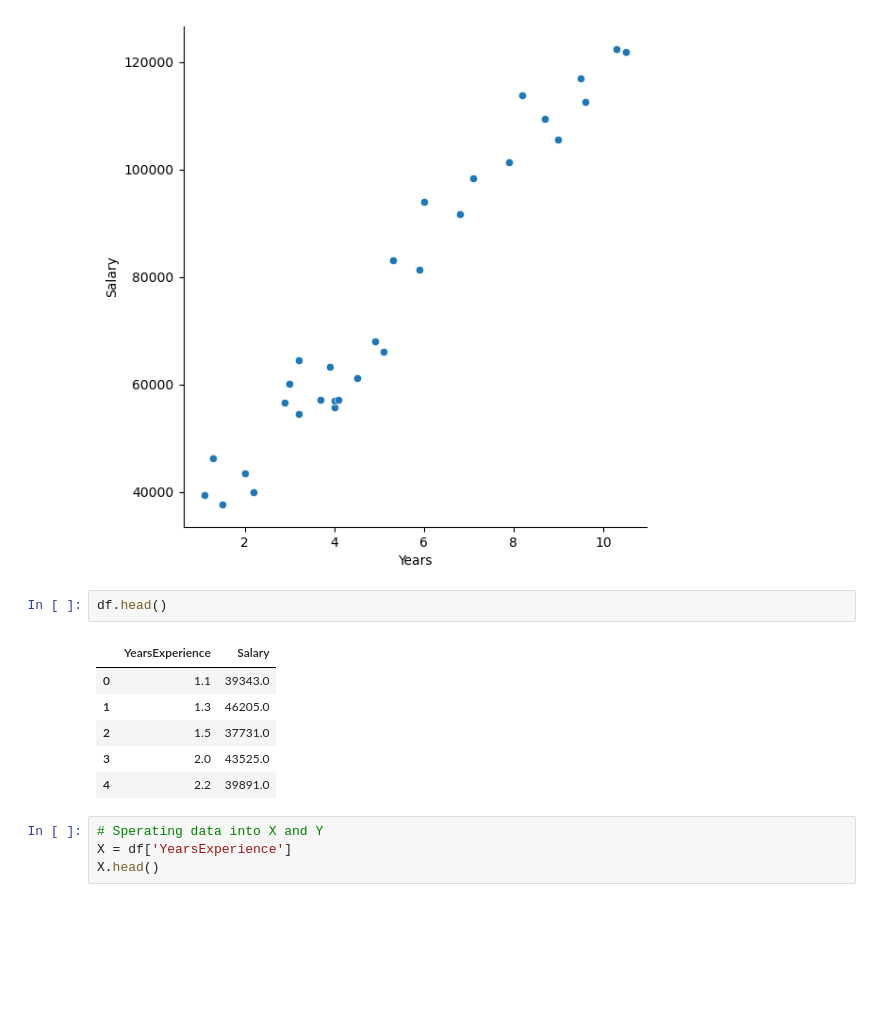
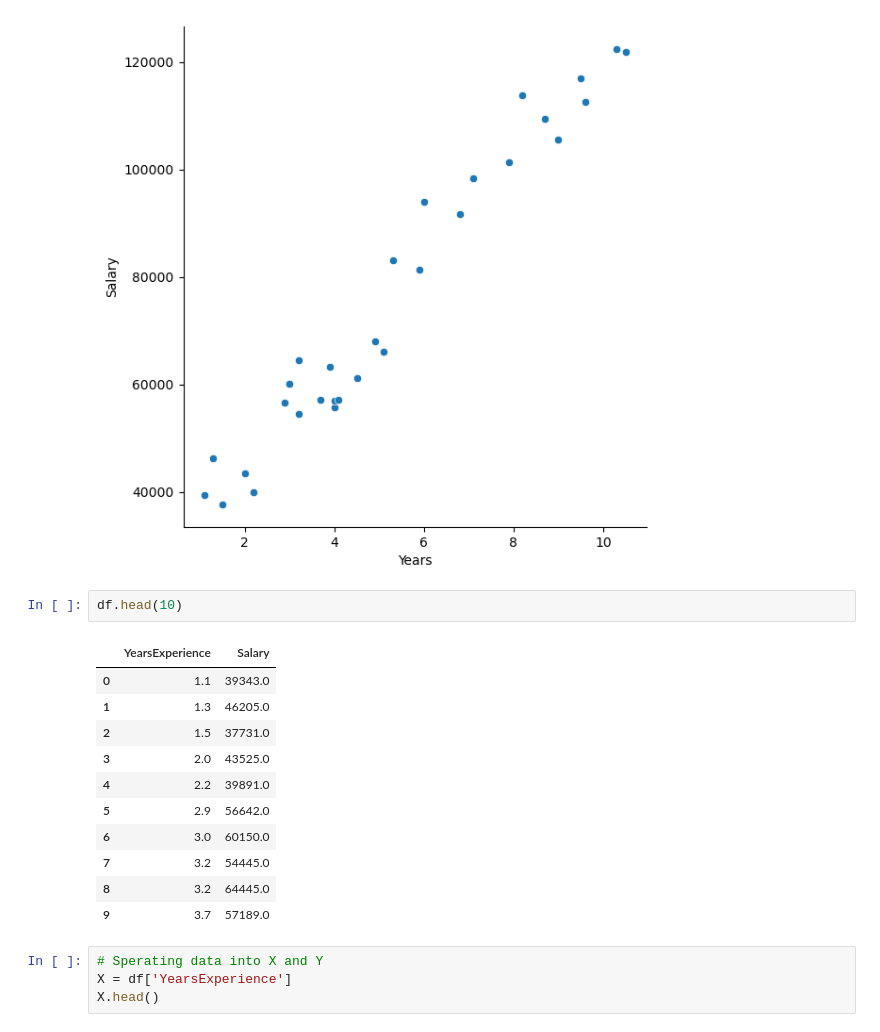
Before and after one commit to Infinity1008/Concept_explainers, a Jupyter notebook: Industry Application of Analytics/Analytics 04 Simple Linear Regression - Model Building.ipynb, the cells around one changed output. Cells and saved outputs as stored; diff of their text form; blank space fills up the shorter version.

```diff
--- a/Industry Application of Analytics/Analytics 04 Simple Linear Regression - Model Building.ipynb
+++ b/Industry Application of Analytics/Analytics 04 Simple Linear Regression - Model Building.ipynb
@@ -55,14 +55,19 @@ plt.show()
 # %% [output]
 [figure]
 # %%
-df.head()
+df.head(10)
 # %% [output]
 |  | YearsExperience | Salary |
 | 0 | 1.1 | 39343.0 |
 | 1 | 1.3 | 46205.0 |
 | 2 | 1.5 | 37731.0 |
 | 3 | 2.0 | 43525.0 |
 | 4 | 2.2 | 39891.0 |
+| 5 | 2.9 | 56642.0 |
+| 6 | 3.0 | 60150.0 |
+| 7 | 3.2 | 54445.0 |
+| 8 | 3.2 | 64445.0 |
+| 9 | 3.7 | 57189.0 |
 # %%
 # Sperating data into X and Y
 X = df['YearsExperience']
```
Also changed, not shown: parts of 8 cells of this notebook, 15 other files.
